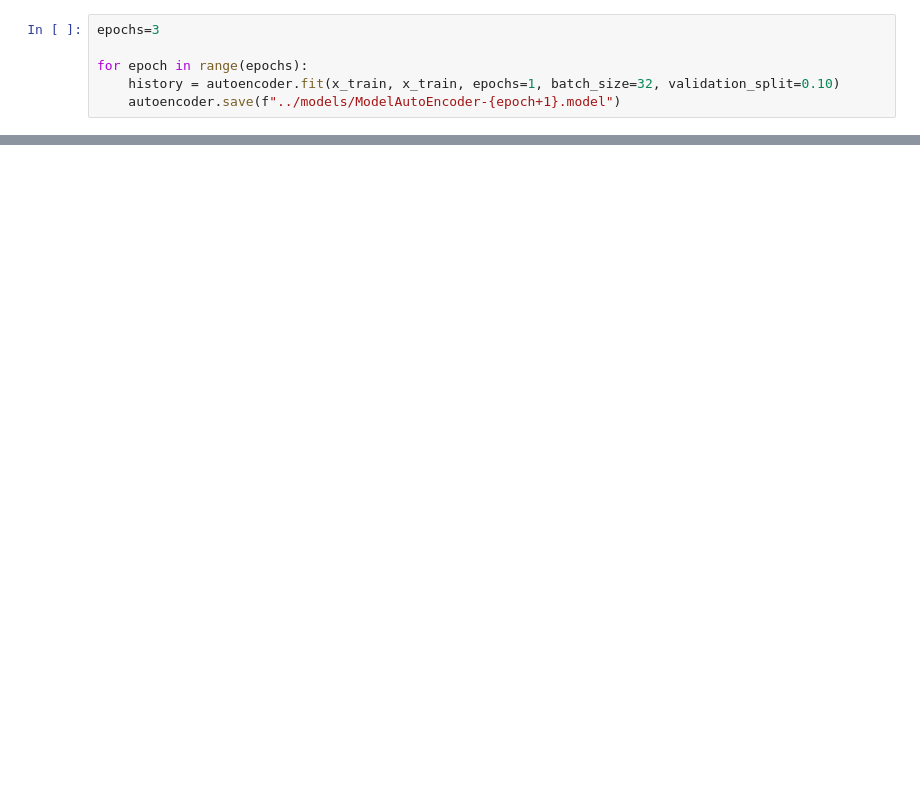
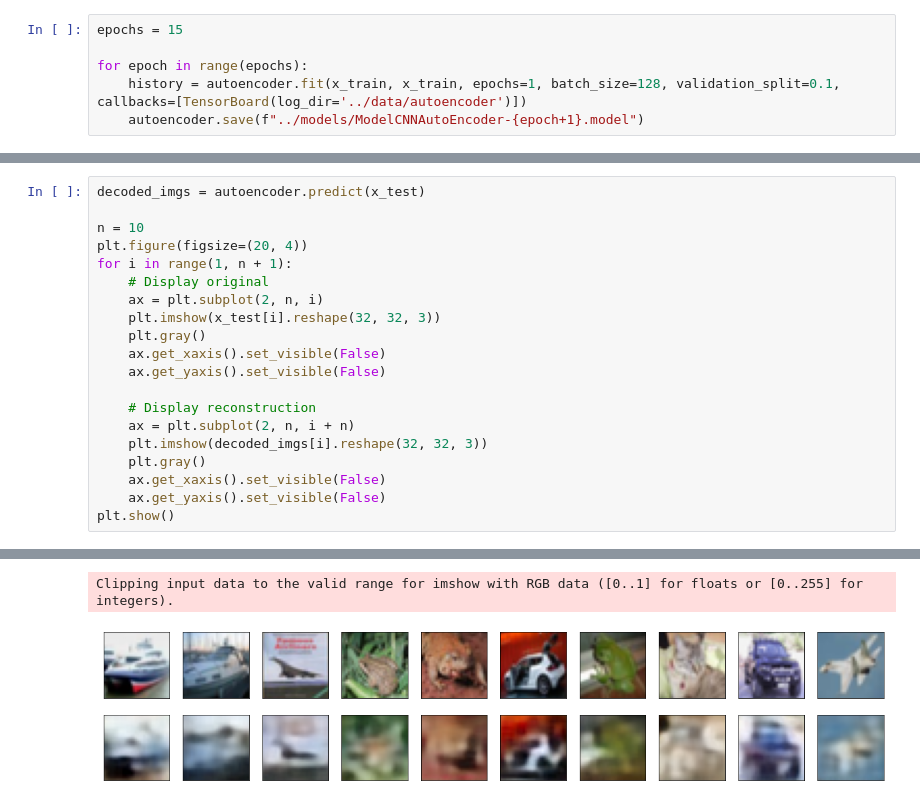
Before and after one commit to ciCciC/ConvAENN, a Jupyter notebook: notebooks/v1.ipynb, the cells around one changed output, grey strips where cells are left out. Cells and saved outputs as stored; diff of their text form; blank space fills up the shorter version.

```diff
--- a/notebooks/v1.ipynb
+++ b/notebooks/v1.ipynb
@@ -72,6 +72,6 @@ autoencoder.compile(optimizer_adam, loss='mse')
 # %%
-epochs=3
+epochs = 15
 
 for epoch in range(epochs):
-    history = autoencoder.fit(x_train, x_train, epochs=1, batch_size=32, validation_split=0.10)
-    autoencoder.save(f"../models/ModelAutoEncoder-{epoch+1}.model")
+    history = autoencoder.fit(x_train, x_train, epochs=1, batch_size=128, validation_split=0.1, callbacks=[TensorBoard(log_dir='../data/autoencoder')])
+    autoencoder.save(f"../models/ModelCNNAutoEncoder-{epoch+1}.model")
@@ -96,0 +144,21 @@ plt.imshow(example[0].reshape((8,8)))
+# %%
+decoded_imgs = autoencoder.predict(x_test)
+
+n = 10
+plt.figure(figsize=(20, 4))
+for i in range(1, n + 1):
+    # Display original
+    ax = plt.subplot(2, n, i)
+    plt.imshow(x_test[i].reshape(32, 32, 3))
+    plt.gray()
+    ax.get_xaxis().set_visible(False)
+    ax.get_yaxis().set_visible(False)
+
+    # Display reconstruction
+    ax = plt.subplot(2, n, i + n)
+    plt.imshow(decoded_imgs[i].reshape(32, 32, 3))
+    plt.gray()
+    ax.get_xaxis().set_visible(False)
+    ax.get_yaxis().set_visible(False)
+plt.show()
+# %% [output]
@@ -96,0 +166,2 @@ plt.imshow(example[0].reshape((8,8)))
+Clipping input data to the valid range for imshow with RGB data ([0..1] for floats or [0..255] for integers).
+[figure, added]
```
Also changed, not shown: parts of 39 cells of this notebook, 5 other files.
